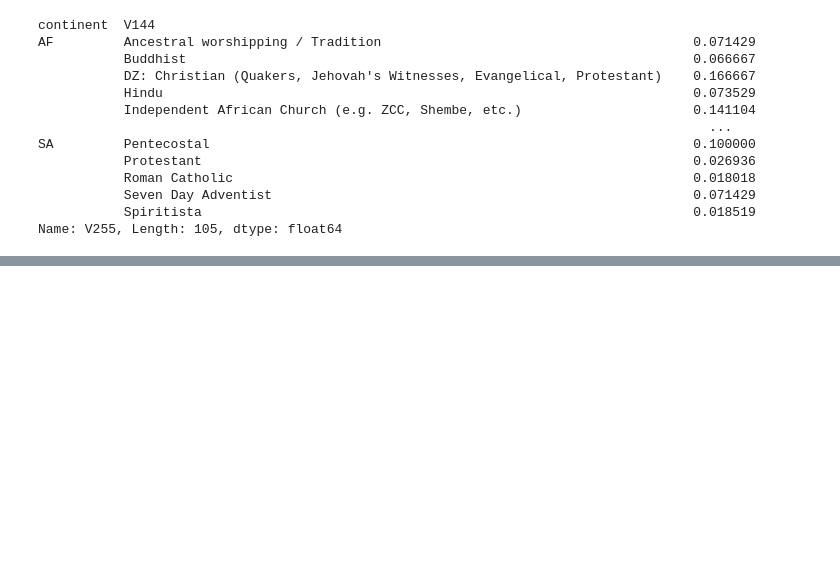
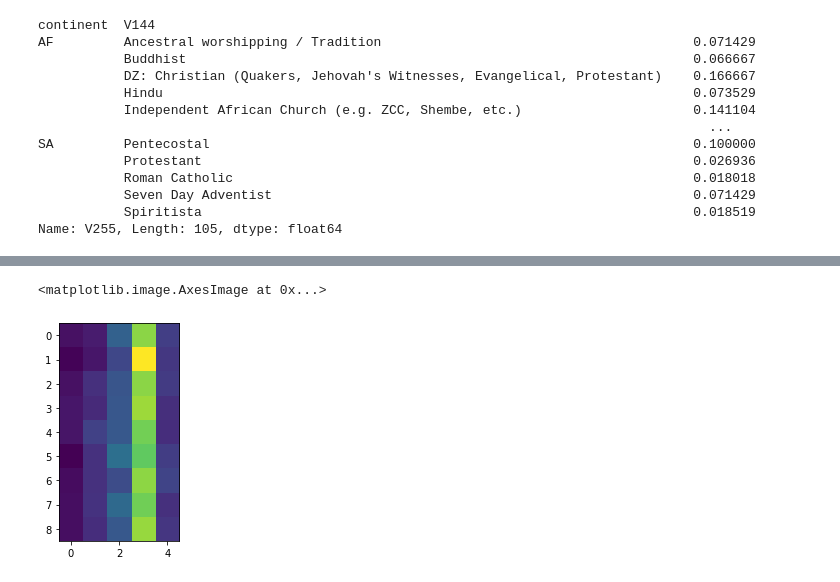
Before and after one commit to mgbvox/tristan_w, a Jupyter notebook: DataWrangling_WimmerTristan.ipynb, the cells around one changed output, grey strips where cells are left out. Saved outputs shown, nothing was run; the diff lists cells and outputs as text; code cells hidden in the pictures; blank space fills up the shorter version.

```diff
--- a/DataWrangling_WimmerTristan.ipynb
+++ b/DataWrangling_WimmerTristan.ipynb
@@ -314,0 +318,12 @@ Name: V2, Length: 89565, dtype: bool
+# %%
+def axis_norm(df, ax):
+    if ax == 1:
+        return df.div(df.sum(axis=1), axis=0)
+    return df.div(df.sum(axis=0), axis=1)
+# %%
+ct = pd.crosstab(us_data['V256'], us_data['V80'])
+ct_norm = axis_norm(ct, 1)
+plt.imshow(ct_norm.values)
+# %% [output]
+<matplotlib.image.AxesImage at 0x...>
+[figure, added]
```
Also changed, not shown: parts of 32 cells of this notebook, 1 other file.
